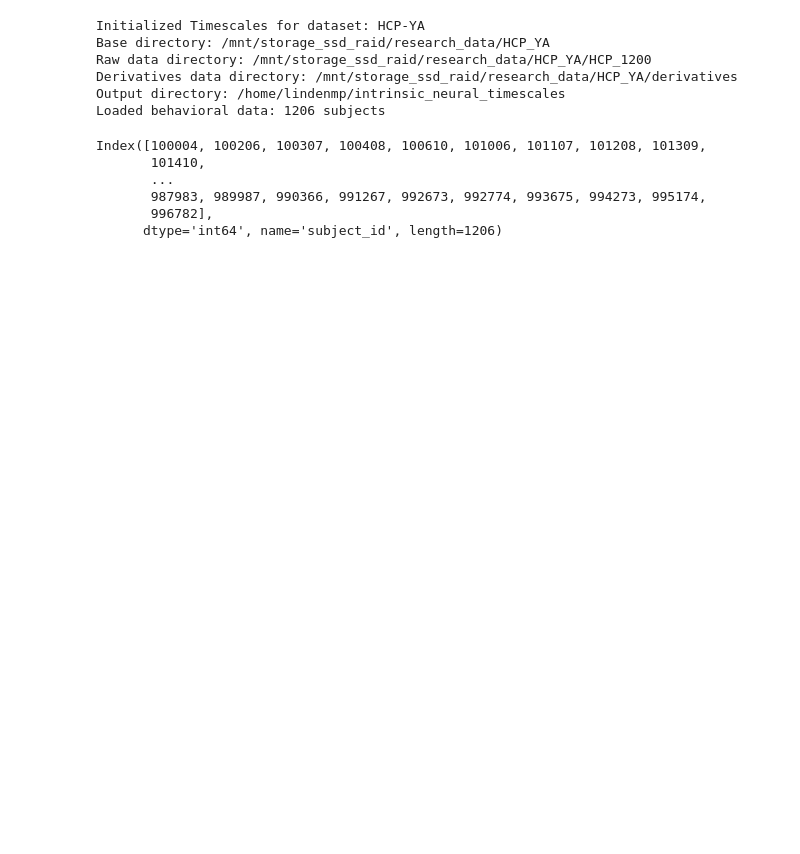
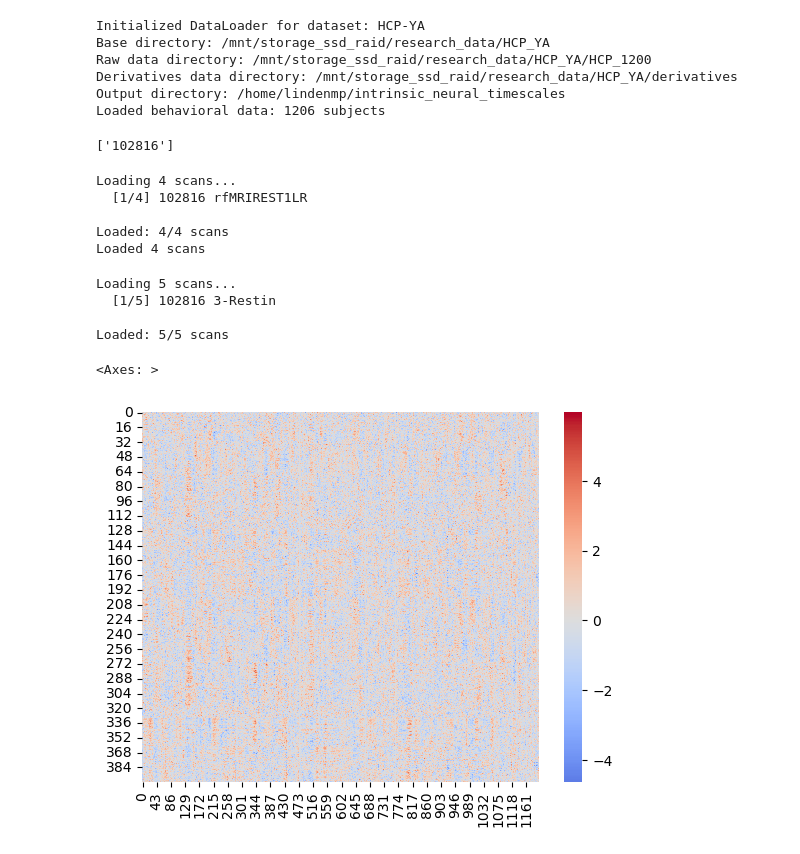
Before and after one commit to LindenParkesLab/intrinsic_neural_timescales, a Jupyter notebook: scripts/timescales_dev.ipynb, the cells around one changed output. Drawn from its saved outputs; the diff is of its cells as text; code cells hidden in the pictures; blank space fills up the shorter version.

```diff
--- a/scripts/timescales_dev.ipynb
+++ b/scripts/timescales_dev.ipynb
@@ -3,19 +7,70 @@ from src.timescales import Timescales
 # %%
 dataset = 'HCP-YA'
-tscale_proc = Timescales(dataset=dataset)
+data_loader = DataLoader(dataset=dataset)
 # %% [output]
-Initialized Timescales for dataset: HCP-YA
+Initialized DataLoader for dataset: HCP-YA
 Base directory: /mnt/storage_ssd_raid/research_data/HCP_YA
 Raw data directory: /mnt/storage_ssd_raid/research_data/HCP_YA/HCP_1200
 Derivatives data directory: /mnt/storage_ssd_raid/research_data/HCP_YA/derivatives
 Output directory: /home/lindenmp/intrinsic_neural_timescales
 Loaded behavioral data: 1206 subjects
 # %%
-tscale_proc.df_behavior.index
+# subject_ids = data_loader.df_behavior.index.astype(str).tolist()[:20]  # First 10 subjects
+# subject_ids = ['100206', '100307', '100408', '100610', '101006', '101107', '101309', '101915',
+#                '102008', '102109', '102311', '102513', '102614', '102715', '102816', '103111',
+#                '103212', '103414', '103515', '103818']
+subject_ids = ['102816', ]
+            #    '100610', '102311', '102816', '104416', '105923', '108323', '109123', '111514', '114823', '115017']
+            #    '115825', '116726', '118225', '125525', '126426', '128935', '130114', '130518', '131217', '131722']
+subject_ids
 # %% [output]
-Index([100004, 100206, 100307, 100408, 100610, 101006, 101107, 101208, 101309,
-       101410,
-       ...
-       987983, 989987, 990366, 991267, 992673, 992774, 993675, 994273, 995174,
-       996782],
-      dtype='int64', name='subject_id', length=1206)
+['102816']
+# %%
+# Register 3T REST scans
+rest_scans = data_loader.register_3t_rest_scans(
+    subject_ids=subject_ids,
+    atlas='Schaefer4007',
+    sessions=[1, 2],
+    phase_encodings=['LR', 'RL']
+)
+
+# Load the data
+rest_data = data_loader.load_batch(
+    modalities=['MRI_3T'],
+    conditions=['rest'],
+    verbose=True
+)
+
+print(f"Loaded {len(rest_data)} scans")
+# data_loader.clear_cache()
+# %% [output]
+Loading 4 scans...
+  [1/4] 102816 rfMRIREST1LR
+
+Loaded: 4/4 scans
+Loaded 4 scans
+# %%
+# =========================
+meg_scans = data_loader.register_meg_scans(
+    subject_ids=subject_ids,
+    atlas='Schaefer4007',
+    rest_runs=[3, 4, 5],
+    wm_runs=[6, 7]
+)
+
+meg_data = data_loader.load_batch(
+    modalities=['MEG'],
+    nuisance_regression=False,
+    verbose=True
+)
+# %% [output]
+Loading 5 scans...
+  [1/5] 102816 3-Restin
+
+Loaded: 5/5 scans
+# %%
+sns.heatmap(rest_data['102816_MRI_3T_rfMRIREST1LR_Schaefer4007'], cmap='coolwarm', center=0)
+# sns.heatmap(meg_data['102816_MEG_3-Restin_Schaefer4007'], cmap='coolwarm', center=0)
+# %% [output]
+<Axes: >
+[figure, added]
```
Also changed, not shown: parts of 5 cells of this notebook.
